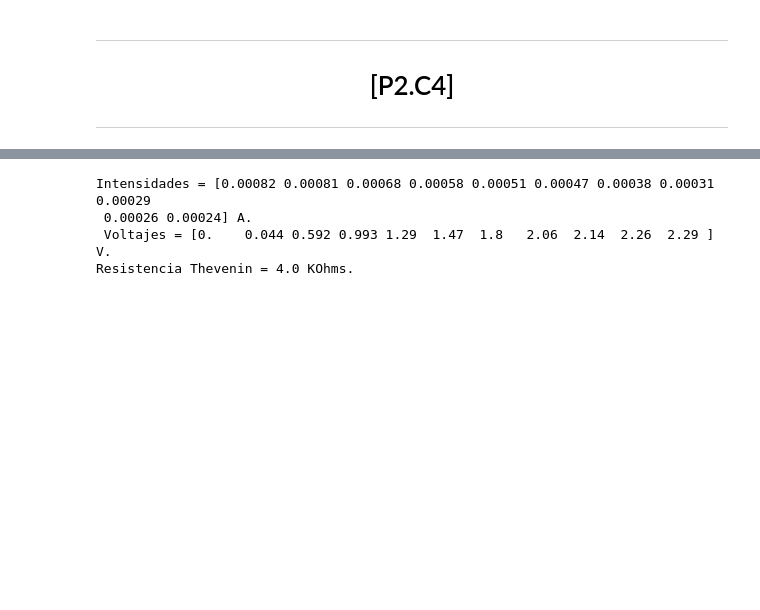
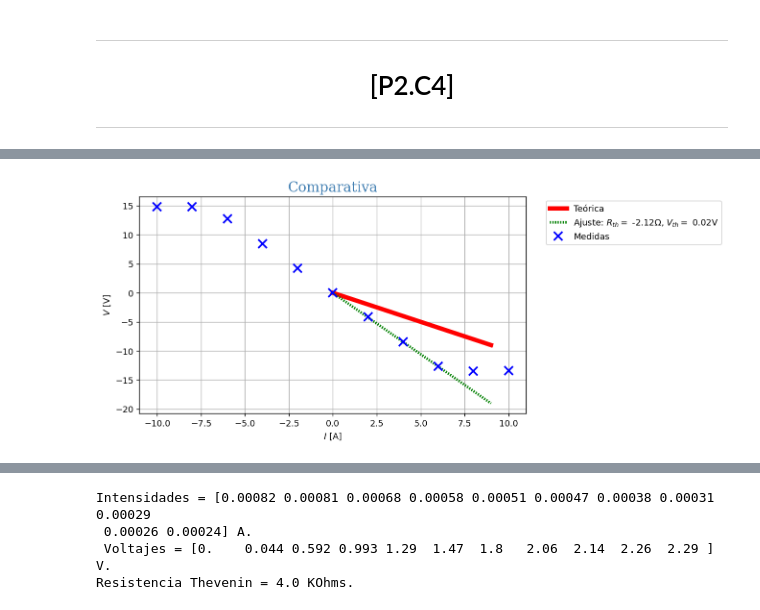
Before and after one commit to WetZap/Practicas-Circuitos, a Jupyter notebook: Practicas/Sesion 2/SegundaSesion.ipynb, the cells around one changed output, grey strips where cells are left out. Cells and saved outputs as stored; diff of their text form; code cells hidden in the pictures; blank space fills up the shorter version.

```diff
--- a/Practicas/Sesion 2/SegundaSesion.ipynb
+++ b/Practicas/Sesion 2/SegundaSesion.ipynb
@@ -30,5 +35,5 @@ Rmedida2=DatosResistencia["R2"].tolist()
 Rmedida3=DatosResistencia["R3"].tolist()
 print(f'Las medidas de las resistencias son: \nR1 Teorico: {Rmedida1[0]} KOhms   R1 Práctico: {Rmedida1[1]} KOhms')
 print(f'R2 Teorico: {Rmedida2[0]} KOhms   R2 Práctico: {Rmedida2[1]} KOhms')
-print(f'R3 Teorico: {Rmedida3[0]} KOhms   R3 Práctico: {Rmedida3[1]} KOhms')
+Rmedida1,Rmedida2,Rmedida3 = ConverArray3(Rmedida1,Rmedida2,Rmedida3)
 # %% [output]
@@ -100,0 +121,28 @@ Encontramos los valores de $V_{ab}$ e $I_{ab}$ en [P1.C6].
+# %%
+#Preparamos los datos para que el ajuste lineal, la curva y los datos experimentales.
+
+#Parte Teórica
+VinT = np.linspace(0,9,40)
+R1T = Rmedida1[0]
+R2T = Rmedida1[0]
+AvT = -(R2T/R1T)
+VoutT = AvT * VinT
+
+#Parte Experimental
+VinE = np.linspace(0,9,40)
+AvE = slopeinversor
+VoutE = AvE * VinE
+# %%
+plt.figure(figsize=(8, 4.5), dpi=130)
+plt.title("Comparativa", fontdict = {'family':'serif','color':'steelblue','size':16})
+#plt.scatter(0, VoltajeTeo, color="black", s=100, label="Corte con la Ordenada")
+plt.plot(VinT,VoutT, color="r", lw=5,label="Teórica")
+plt.plot(VinE,VoutE, color="green",dashes=[0.5, 0.5],lw=3,label=fr"Ajuste: $R_{{th}}=$ {round(AvE,2)}$\Omega$, $V_{{th}}=$ {round(interceptinversor,2)}V")
+plt.plot(VoltajeInT,VoltajeOutT, color="b",ls="",marker='x',ms=10,markeredgewidth=2,label="Medidas")
+plt.xlabel(r"$I$ [A]")
+plt.ylabel(r"$V$ [V]")
+plt.legend(bbox_to_anchor=(1.04, 1), loc="upper left")
+plt.grid()
+plt.show()
+# %% [output]
+[figure, added]
```
Also changed, not shown: parts of 15 cells of this notebook, 3 other files.
